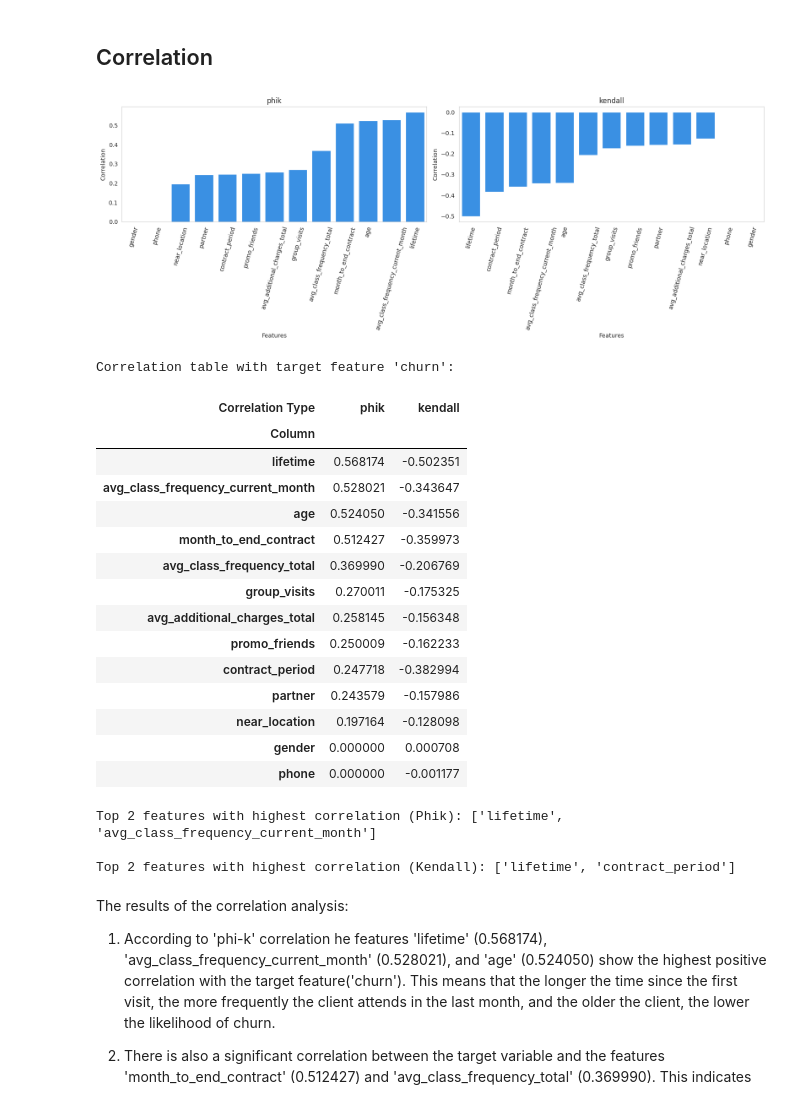
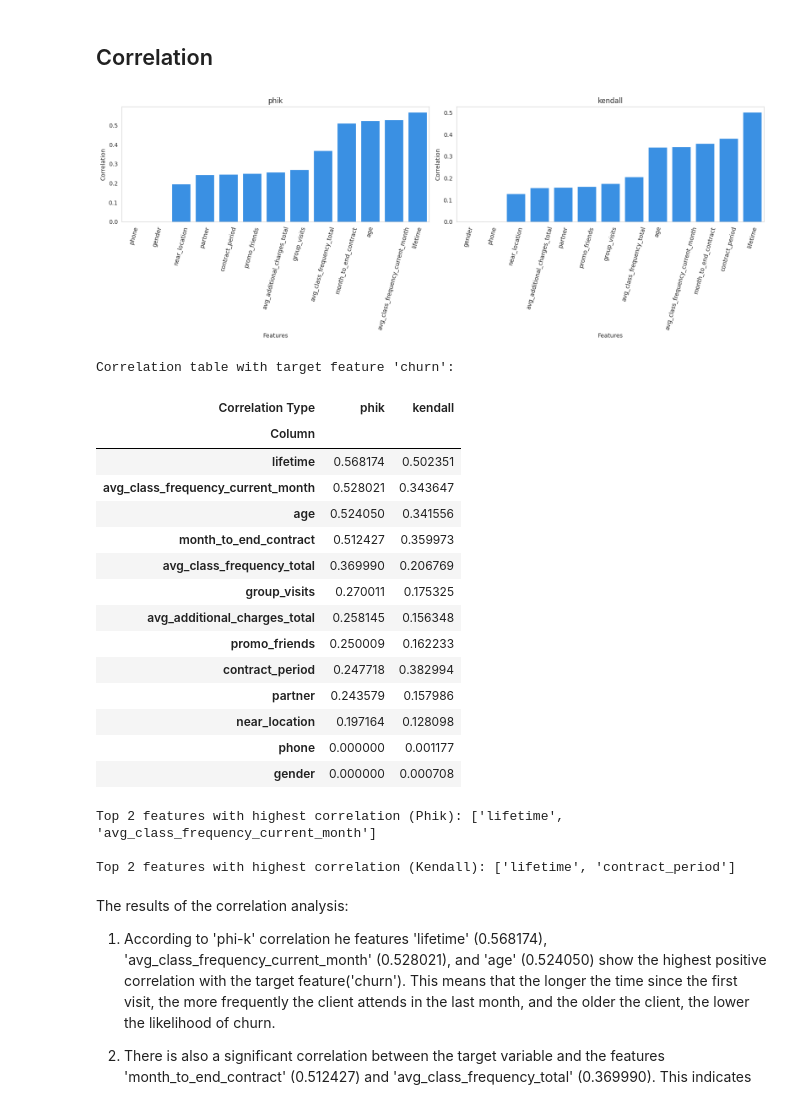
Before and after one commit to dkalenov/Gym-Customer-Churn-Prediction, a Jupyter notebook: Gym_Customer_Churn_Prediction.ipynb, the cells around one changed output. Cells and saved outputs as stored; diff of their text form; code cells hidden in the pictures.

Commit message:
churn prediction (recall 94%)

```diff
--- a/Gym_Customer_Churn_Prediction.ipynb
+++ b/Gym_Customer_Churn_Prediction.ipynb
@@ -431,6 +448,8 @@ def find_multicollinearity(dataframe, sort_method='pearson', threshold=0.9):
 # Read the data from the URL
 import pandas as pd
 
-url = 'https://raw.githubusercontent.com/obulygin/content/main/gym_churn/gym_churn.csv'
-df = pd.read_csv(url)
+url = 'https://raw.githubusercontent.com/dkalenov/Gym-Customer-Churn-Prediction/main/gym_churn_data.csv'
+data_gym_churn = pd.read_csv(url)
+# %%
+data = data_gym_churn.copy()
 # %%
@@ -674,25 +693,25 @@ However, the percentage of outliers is small and therefore they will probably no
 # %%
 correlation_types=['phik', 'kendall']
 # 'kendall'
-correlation_analysis(df, 'churn', correlation_types=correlation_types, apply_abs=False)
+correlation_analysis(data, 'churn', correlation_types=correlation_types, apply_abs=True)
 # %% [output]
-[figure, old version]
+[figure, new version]
 Correlation table with target feature 'churn':
 | Correlation Type | phik | kendall |
 | Column |  |  |
-| lifetime | 0.568174 | -0.502351 |
-| avg_class_frequency_current_month | 0.528021 | -0.343647 |
-| age | 0.524050 | -0.341556 |
-| month_to_end_contract | 0.512427 | -0.359973 |
-| avg_class_frequency_total | 0.369990 | -0.206769 |
-| group_visits | 0.270011 | -0.175325 |
-| avg_additional_charges_total | 0.258145 | -0.156348 |
-| promo_friends | 0.250009 | -0.162233 |
-| contract_period | 0.247718 | -0.382994 |
-| partner | 0.243579 | -0.157986 |
-| near_location | 0.197164 | -0.128098 |
+| lifetime | 0.568174 | 0.502351 |
+| avg_class_frequency_current_month | 0.528021 | 0.343647 |
+| age | 0.524050 | 0.341556 |
+| month_to_end_contract | 0.512427 | 0.359973 |
+| avg_class_frequency_total | 0.369990 | 0.206769 |
+| group_visits | 0.270011 | 0.175325 |
+| avg_additional_charges_total | 0.258145 | 0.156348 |
+| promo_friends | 0.250009 | 0.162233 |
+| contract_period | 0.247718 | 0.382994 |
+| partner | 0.243579 | 0.157986 |
+| near_location | 0.197164 | 0.128098 |
+| phone | 0.000000 | 0.001177 |
 | gender | 0.000000 | 0.000708 |
-| phone | 0.000000 | -0.001177 |
 Top 2 features with highest correlation (Phik): ['lifetime', 'avg_class_frequency_current_month']
 
 Top 2 features with highest correlation (Kendall): ['lifetime', 'contract_period']
```
Also changed, not shown: parts of 48 cells of this notebook.
